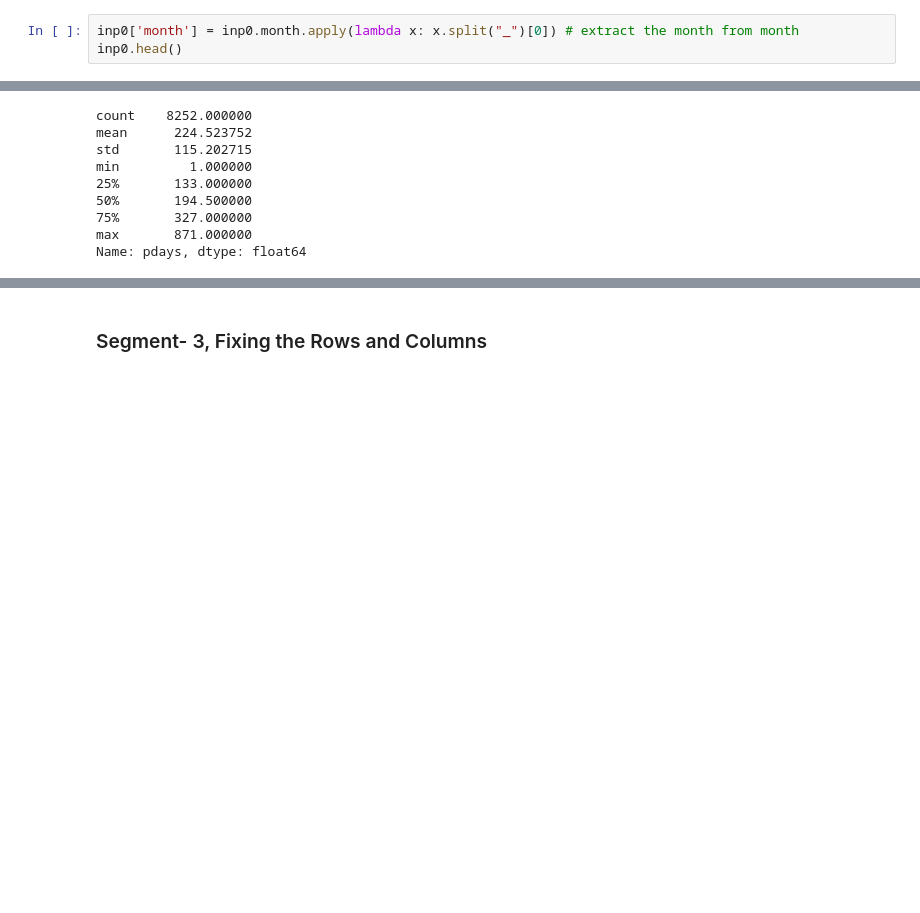
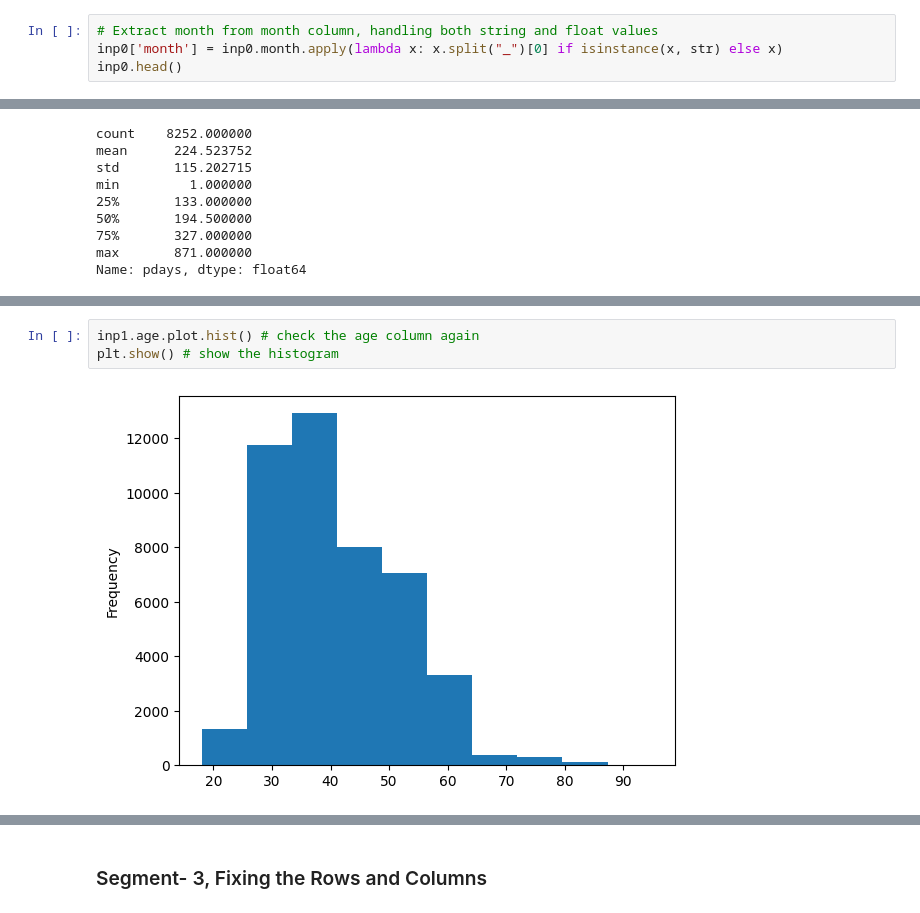
Before and after one commit to abhishek9065/data-Science-2.0, a Jupyter notebook: Exploratory data analysis/7. Bank Marketing Campaign_EDA-blank notebook.ipynb, the cells around one changed output, grey strips where cells are left out. Drawn from its saved outputs; the diff is of its cells as text; blank space fills up the shorter version.

```diff
--- a/Exploratory data analysis/7. Bank Marketing Campaign_EDA-blank notebook.ipynb
+++ b/Exploratory data analysis/7. Bank Marketing Campaign_EDA-blank notebook.ipynb
@@ -107,6 +107,7 @@ inp0.head()
 # %% [markdown]
 #### Extract the value of month from the column 'month'
 # %%
-inp0['month'] = inp0.month.apply(lambda x: x.split("_")[0]) # extract the month from month
+# Extract month from month column, handling both string and float values
+inp0['month'] = inp0.month.apply(lambda x: x.split("_")[0] if isinstance(x, str) else x)
 inp0.head()
 # %% [output]
@@ -260,0 +282,5 @@ Name: pdays, dtype: float64
+# %%
+inp1.age.plot.hist() # check the age column again
+plt.show() # show the histogram
+# %% [output]
+[figure, added]
```
Also changed, not shown: parts of 18 cells of this notebook, 4 other files.
